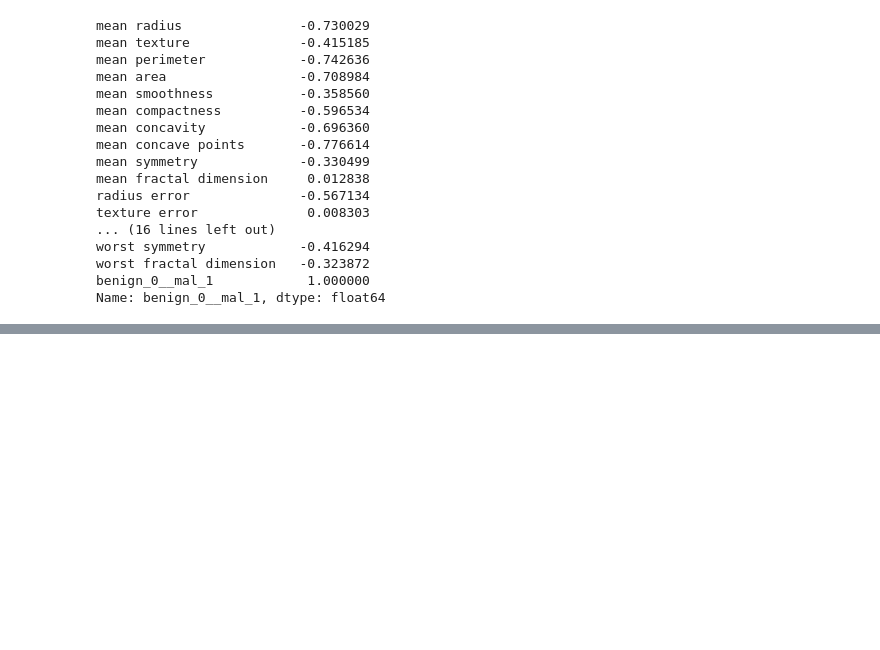
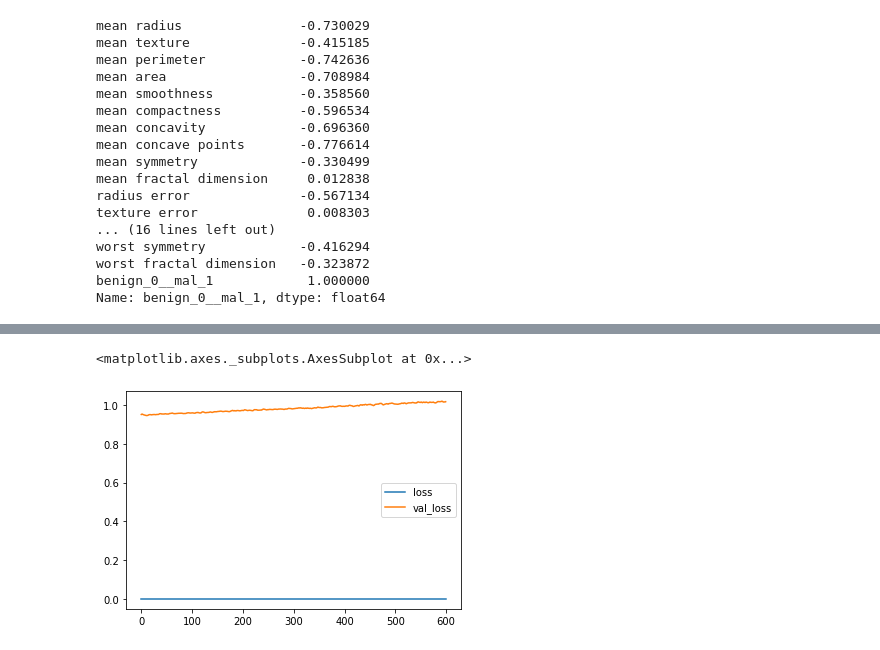
Before and after one commit to makhmudjumanazarov/deep_learning, a Jupyter notebook: 02_Keras_Classification.ipynb, the cells around one changed output, grey strips where cells are left out. Cells and saved outputs as stored; diff of their text form; code cells hidden in the pictures; blank space fills up the shorter version.

```diff
--- a/02_Keras_Classification.ipynb
+++ b/02_Keras_Classification.ipynb
@@ -147,0 +213,7 @@ Name: benign_0__mal_1, dtype: float64
+# %%
+model.fit(x=X_train,
+          y=y_train,
+          epochs=600,
+          validation_data=(X_test, y_test), verbose=1,
+          batch_size = 128
+          )
@@ -147,0 +239,7 @@ Name: benign_0__mal_1, dtype: float64
+# %%
+model_loss = pd.DataFrame(model.history.history)
+# %%
+model_loss.plot()
+# %% [output]
+<matplotlib.axes._subplots.AxesSubplot at 0x...>
+[figure, added]
```
Also changed, not shown: parts of 31 cells of this notebook.
